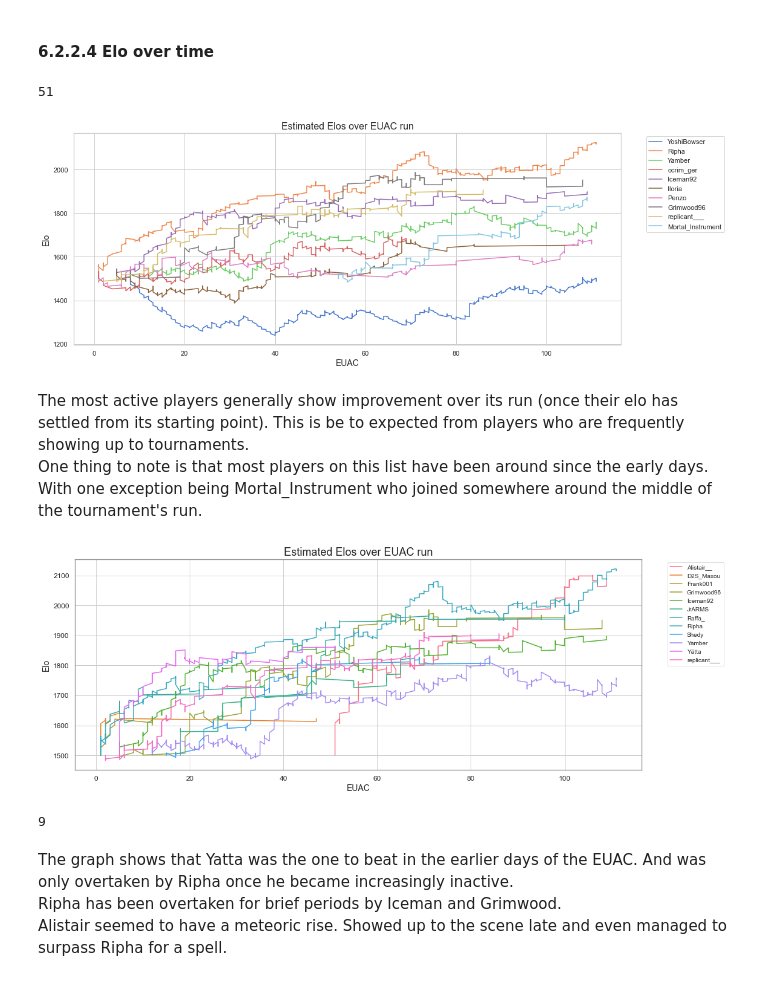
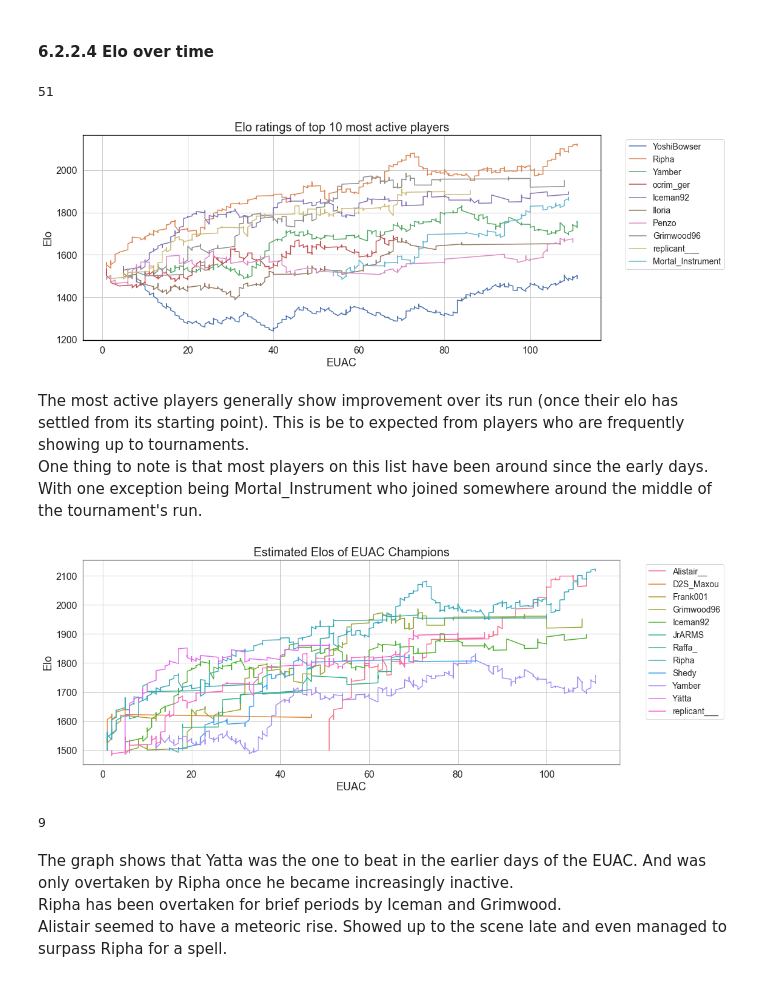
Before and after one commit to DarrenCCT/Tournament-Analysis, a Jupyter notebook: EUAC - Analysis.ipynb, the cells around one changed output. Saved outputs shown, nothing was run; the diff lists cells and outputs as text; code cells hidden in the pictures.

```diff
--- a/EUAC - Analysis.ipynb
+++ b/EUAC - Analysis.ipynb
@@ -11,10 +19,16 @@ import pandas as pd
 import seaborn as sns
 import matplotlib.pyplot as plt
 import numpy as np
-sns.set_theme(style="whitegrid", palette="muted", rc={
+
+# Set theme
+sns.set_theme(style="whitegrid", rc={
     'figure.figsize': (10, 6),
-    'axes.titlesize': 16,
-    'axes.labelsize': 14
+    'axes.titlesize': 18,
+    'axes.labelsize': 14,
+    'legend.fontsize': 14,
+    'xtick.labelsize': 12,
+    'ytick.labelsize': 12,
+    'axes.edgecolor': 'gray'
 })
 # %%
 df = pd.read_csv("CleanedSets.csv")
@@ -1284,44 +1311,44 @@ def firstEUAC(df, name):
     # Return minimum EUAC
     first = min(minEUAC)
     return int(first)
-# %%
-firstEUAC(df, "Alistair__")
-# %% [output]
-51
+# %%
+firstEUAC(df, "Alistair__")
+# %% [output]
+51
 # %%
 # Get top 10 players sorted by activitiy
 mostActive = eloExamples.sort_values(by="EUAC Appearances", ascending=False).head(10)
 # %%
 plt.figure(figsize=(16, 6))  # Width = 16 inches, Height = 6 inches
 
 
 for players in mostActive["Player_Map"]:
     eloArray = []
     euacArray = []
     eloArray = [1500] # Starting Point
     firstTourney = firstEUAC(df, players)
     euacArray = [firstTourney]
     for a,b,c,d,e in zip(df["Player1"], df["Player2"], df["Player 1 Adjusted Elo"], df["Player 2 Adjusted Elo"], df["Tournament No"]):
         if a == players or b == players:
             if a == players:
                 eloArray.append(c)
                 euacArray.append(e)
             else:
                 eloArray.append(d)
                 euacArray.append(e)
     plt.plot(euacArray, eloArray, label=players)
 
 # Add labels, title, and legend
 plt.xlabel('EUAC')
 plt.ylabel('Elo')
-plt.title('Estimated Elos over EUAC run')
+plt.title('Elo ratings of top 10 most active players')
 
 plt.legend(bbox_to_anchor=(1.04, 1), loc="upper left")
 plt.tight_layout()
 
 plt.show()
 # %% [output]
-[figure, old version]
+[figure, new version]
 # %% [markdown]
 The most active players generally show improvement over its run (once their elo has settled from its starting point). This is be to expected from players who are frequently showing up to tournaments.
 One thing to note is that most players on this list have been around since the early days. With one exception being Mortal_Instrument who joined somewhere around the middle of the tournament's run.
@@ -1334,16 +1361,16 @@ euacWinners = eloExamples[eloExamples["EUAC Wins"] > 0]
 # Set theme
 sns.set_theme(style="whitegrid", rc={
     'figure.figsize': (16, 6),
-    'axes.titlesize': 18,
-    'axes.labelsize': 14,
-    'legend.fontsize': 10,
-    'xtick.labelsize': 12,
-    'ytick.labelsize': 12,
+    'axes.titlesize': 20,
+    'axes.labelsize': 18,
+    'legend.fontsize': 14,
+    'xtick.labelsize': 16,
+    'ytick.labelsize': 16,
     'axes.edgecolor': 'gray'
 })
 
 
-palette = sns.color_palette("husl", n_colors=len(euacWinners))
+palette = sns.color_palette("husl", n_colors=len(euacWinners)) #Set2, hsl, husl
 
 for colour, players in zip(palette, euacWinners["Player_Map"]):
 
@@ -1373,18 +1400,18 @@ for colour, players in zip(palette, euacWinners["Player_Map"]):
 # Add labels, title, and legend
 plt.xlabel('EUAC')
 plt.ylabel('Elo')
-plt.title('Estimated Elos over EUAC run')
+plt.title('Estimated Elos of EUAC Champions')
 
 plt.legend(bbox_to_anchor=(1.04, 1), loc="upper left")
 plt.tight_layout()
 
 plt.show()
 # %% [output]
-[figure, old version]
+[figure, new version]
-# %%
-len(euacWinners)
-# %% [output]
-9
+# %%
+len(euacWinners)
+# %% [output]
+9
 # %% [markdown]
 The graph shows that Yatta was the one to beat in the earlier days of the EUAC. And was only overtaken by Ripha once he became increasingly inactive.
 Ripha has been overtaken for brief periods by Iceman and Grimwood.
```
Also changed, not shown: parts of 52 cells of this notebook.
